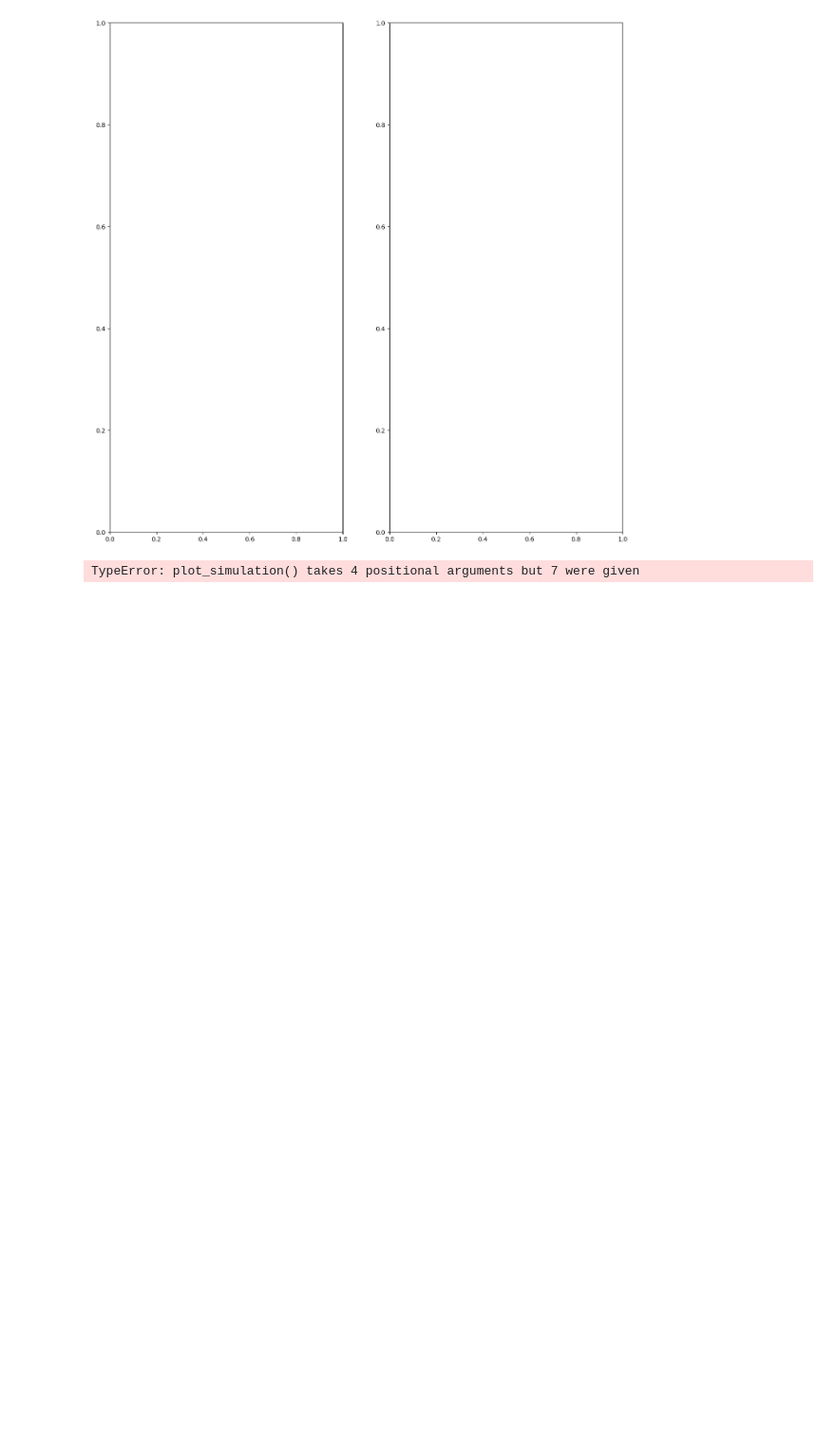
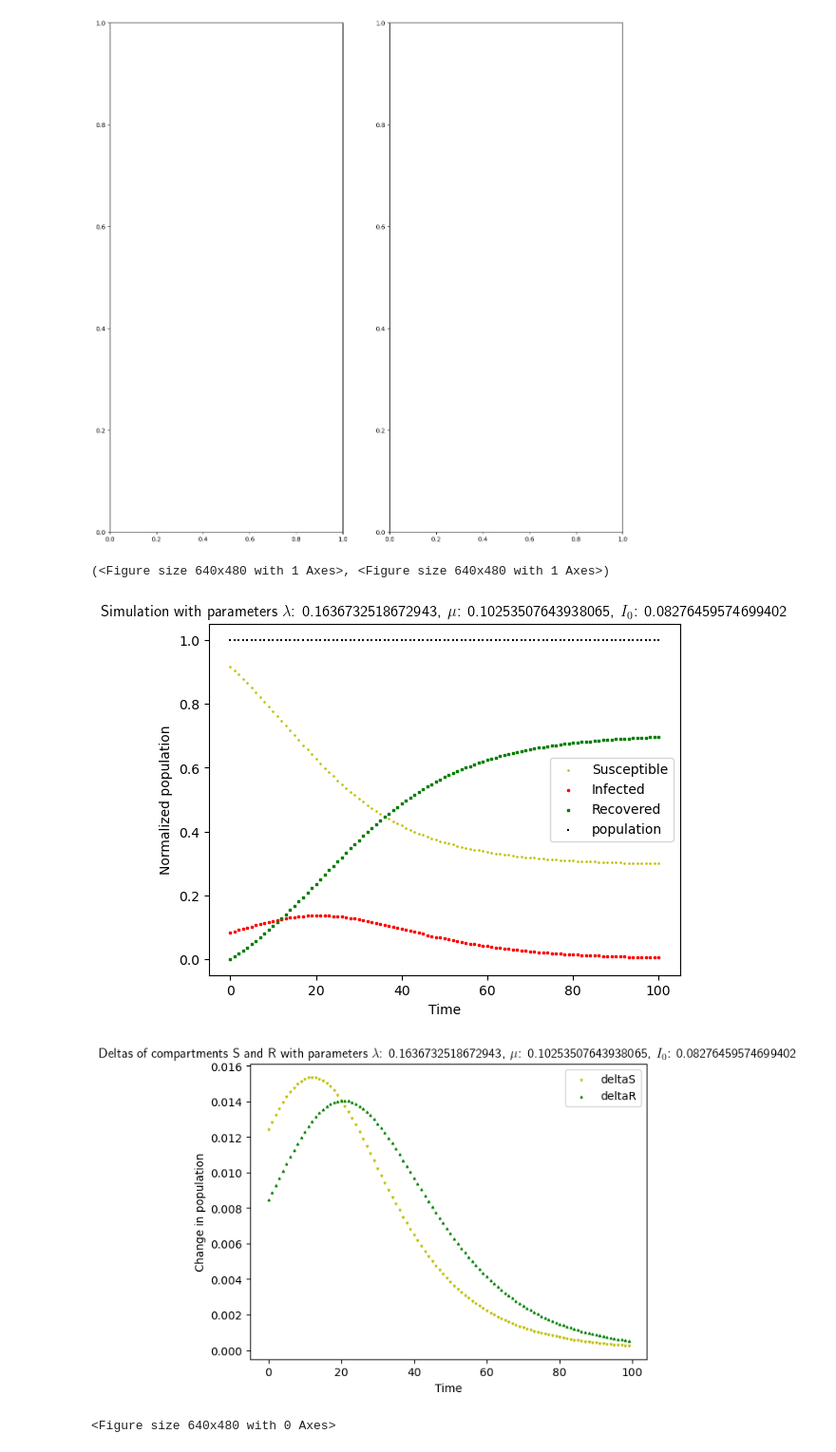
Before and after one commit to AnuR1234/GNN, a Jupyter notebook: Assignment4/epidemiology.ipynb, the cells around one changed output. Shown at 95% size. Drawn from its saved outputs; the diff is of its cells as text; code cells hidden in the pictures; blank space fills up the shorter version.

```diff
--- a/Assignment4/epidemiology.ipynb
+++ b/Assignment4/epidemiology.ipynb
@@ -439,8 +439,11 @@ KeyboardInterrupt:
 # %%
 prediction = P.forward(x_test[15].T)[0].detach().numpy()
 true = y_test[15]
 plot_simulation(*true[:3], 100)
 plt.figure()
-plot_simulation(*prediction, 100)
+plot_simulation(*prediction[:3], 100)
 # %% [output]
-TypeError: plot_simulation() takes 4 positional arguments but 7 were given
+(<Figure size 640x480 with 1 Axes>, <Figure size 640x480 with 1 Axes>)
+[figure, added]
+[figure, added]
+<Figure size 640x480 with 0 Axes>
```
Also changed, not shown: parts of 1 cell of this notebook.
